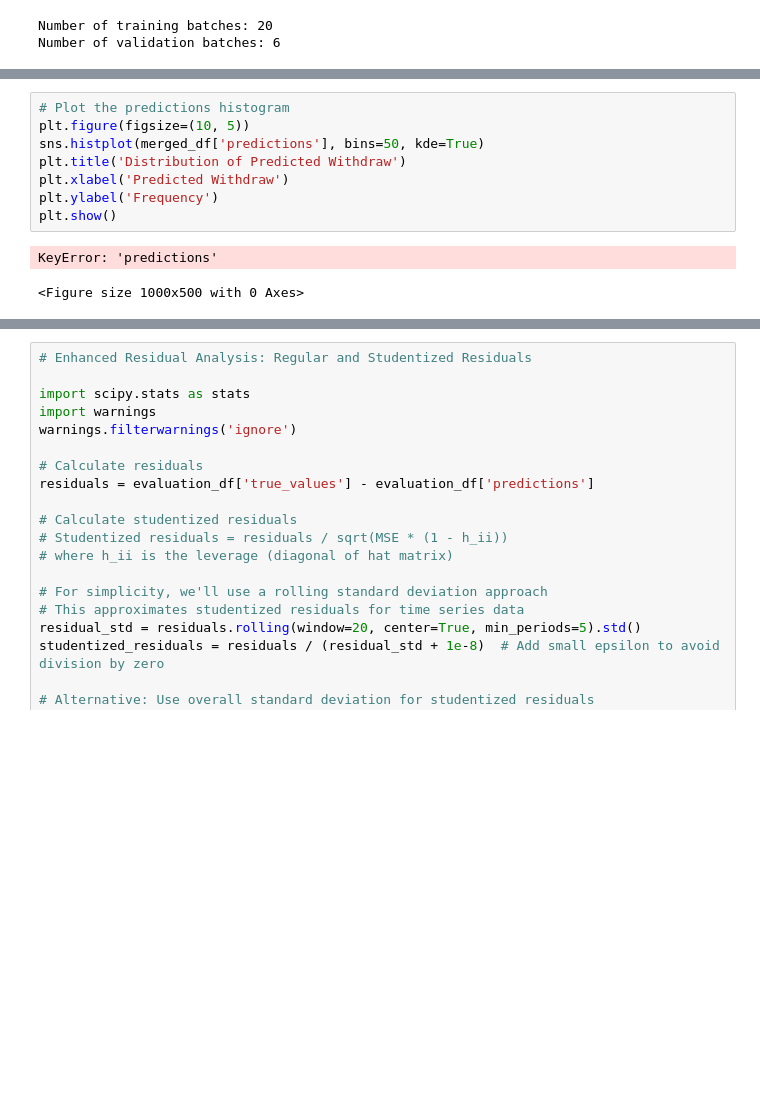
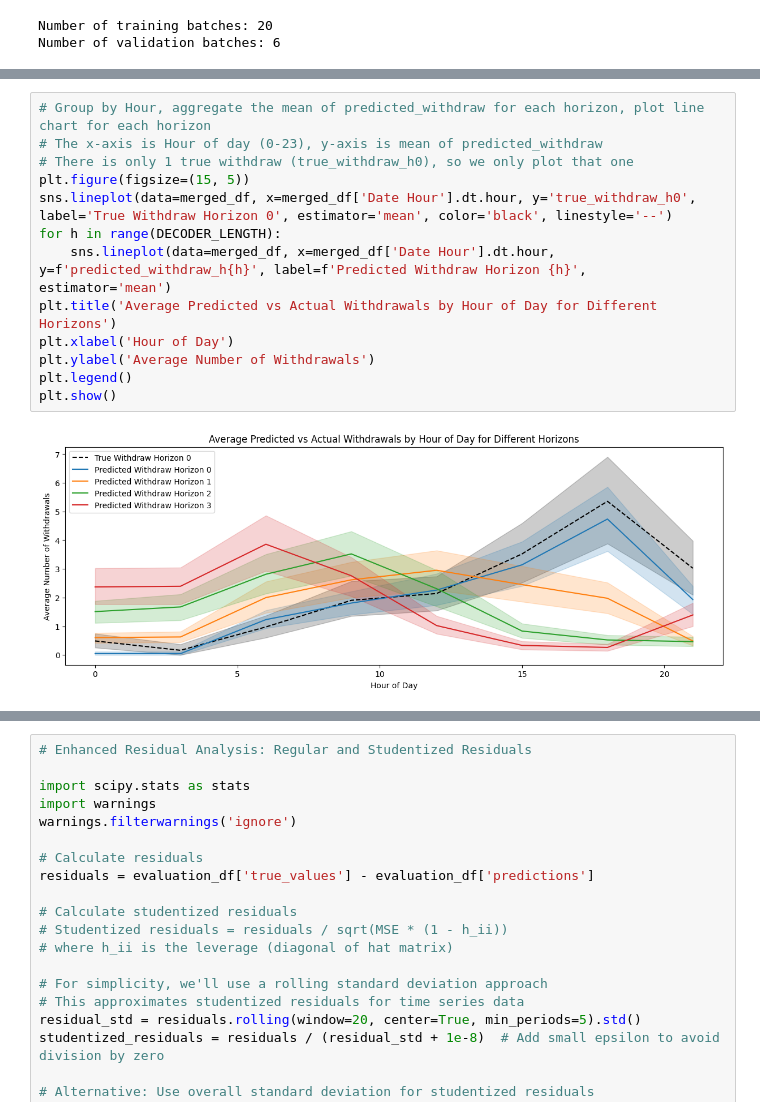
Before and after one commit to chauanphu/pl-forecasting, a Jupyter notebook: LSTM.ipynb, the cells around one changed output, grey strips where cells are left out. Cells and saved outputs as stored; diff of their text form; blank space fills up the shorter version.

```diff
--- a/LSTM.ipynb
+++ b/LSTM.ipynb
@@ -491,14 +500,18 @@ plt.show()
 # %%
-# Plot the predictions histogram
-plt.figure(figsize=(10, 5))
-sns.histplot(merged_df['predictions'], bins=50, kde=True)
-plt.title('Distribution of Predicted Withdraw')
-plt.xlabel('Predicted Withdraw')
-plt.ylabel('Frequency')
+# Group by Hour, aggregate the mean of predicted_withdraw for each horizon, plot line chart for each horizon
+# The x-axis is Hour of day (0-23), y-axis is mean of predicted_withdraw
+# There is only 1 true withdraw (true_withdraw_h0), so we only plot that one
+plt.figure(figsize=(15, 5))
+sns.lineplot(data=merged_df, x=merged_df['Date Hour'].dt.hour, y='true_withdraw_h0', label='True Withdraw Horizon 0', estimator='mean', color='black', linestyle='--')
+for h in range(DECODER_LENGTH):
+    sns.lineplot(data=merged_df, x=merged_df['Date Hour'].dt.hour, y=f'predicted_withdraw_h{h}', label=f'Predicted Withdraw Horizon {h}', estimator='mean')
+plt.title('Average Predicted vs Actual Withdrawals by Hour of Day for Different Horizons')
+plt.xlabel('Hour of Day')
+plt.ylabel('Average Number of Withdrawals')
+plt.legend()
 plt.show()
 # %% [output]
-KeyError: 'predictions'
-<Figure size 1000x500 with 0 Axes>
+[figure, added]
 # %%
 # Plot the residuals
 
```
Also changed, not shown: parts of 14 cells of this notebook, 6 other files.
